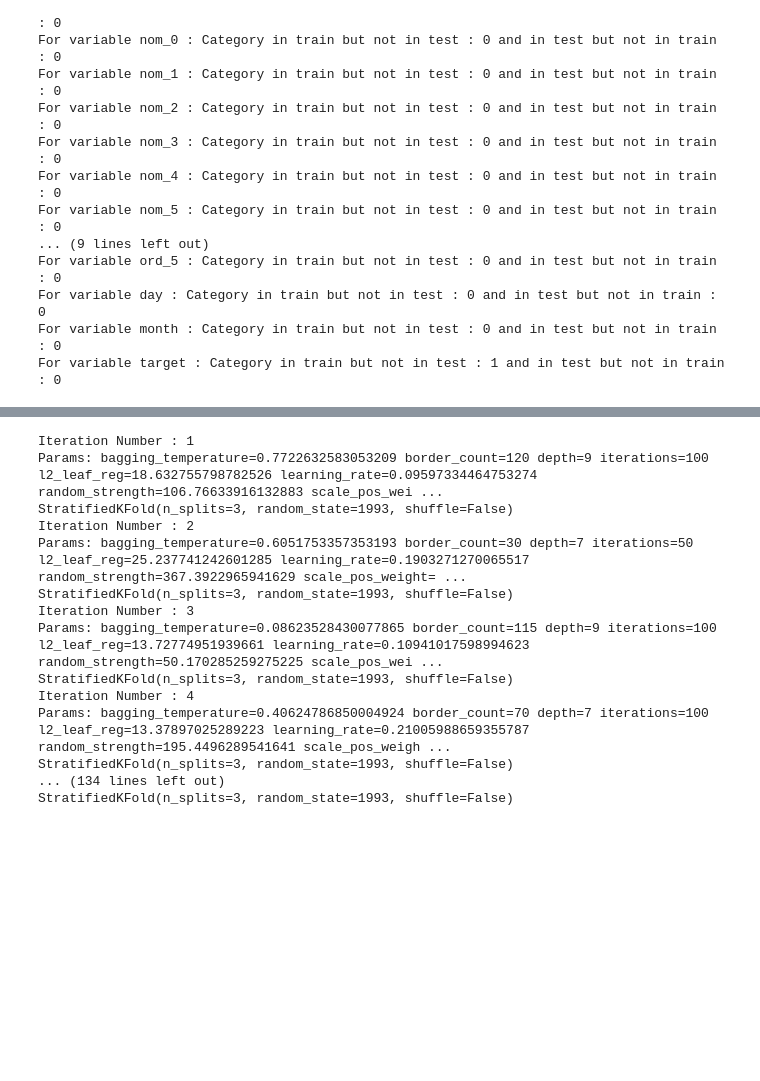
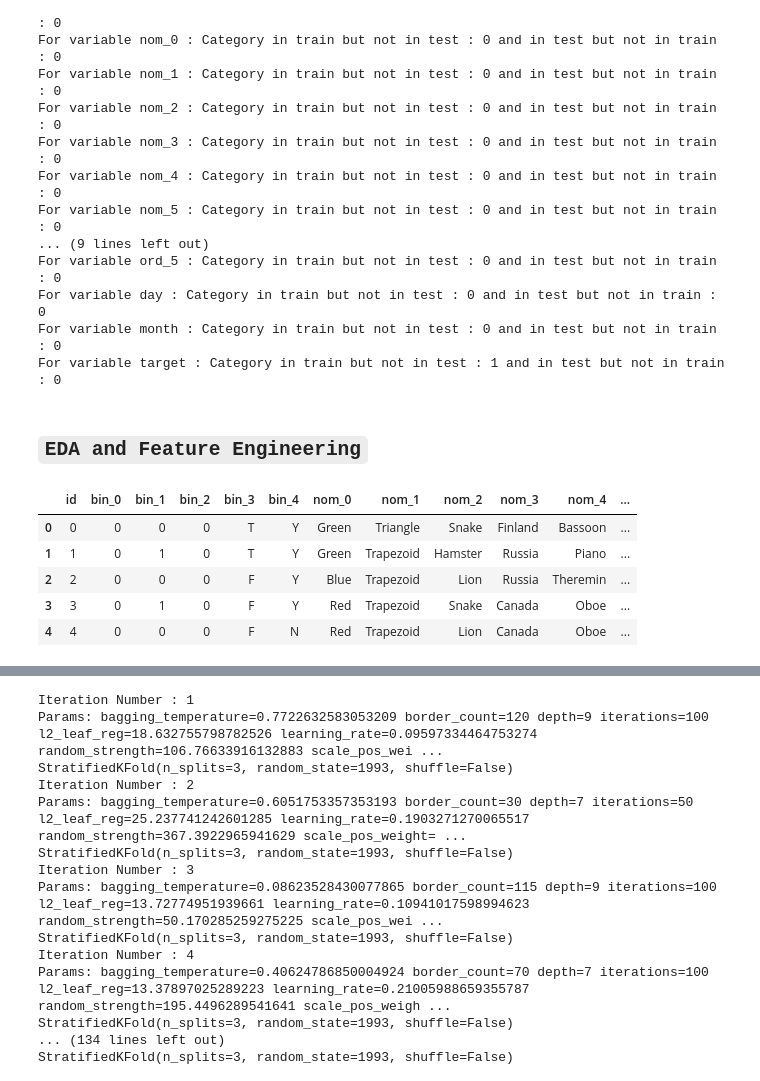
Before and after one commit to adarsh-meher/CatGorical_Analysis_Kaggle, a Jupyter notebook: CatGorical_Data_Analysis.ipynb, the cells around one changed output, grey strips where cells are left out. Drawn from its saved outputs; the diff is of its cells as text; code cells hidden in the pictures; blank space fills up the shorter version.

```diff
--- a/CatGorical_Data_Analysis.ipynb
+++ b/CatGorical_Data_Analysis.ipynb
@@ -86,3 +84,41 @@ import time
 import warnings
 from imblearn.over_sampling import RandomOverSampler
 warnings.filterwarnings('ignore')
+# %%
+def reduce_mem_usage(data,print_res = True):
+  num_types = ['int16', 'int32', 'int64', 'float16', 'float32', 'float64']
+  curr_mem_usage = data.memory_usage().sum()/1024**2
+  for c in data.columns.tolist():
+    col_type = data[c].dtypes
+    if col_type in num_types:
+      col_min = data[c].min()
+      col_max = data[c].max()
+
+      if 'int' in str(col_type):
+        if col_min>np.iinfo(np.int8).min and col_max<np.iinfo(np.int8).max:
+          data[c] = data[c].astype(np.int8)
+        elif col_min>np.iinfo(np.int16).min and col_max<np.iinfo(np.int16).max:
+          data[c] = data[c].astype(np.int16)
+        elif col_min>np.iinfo(np.int32).min and col_max<np.iinfo(np.int32).max:
+          data[c] = data[c].astype(np.int32)
+        elif col_min>np.iinfo(np.int64).min and col_max<np.iinfo(np.int64).max:
+          data[c] = data[c].astype(np.int64)
+        else:
+          pass
+
+      else:
+        if col_min>np.finfo(np.float16).min and col_max<np.finfo(np.float16).max:
+          data[c] = data[c].astype(np.int8)
+        elif col_min>np.finfo(np.float32).min and col_max<np.finfo(np.float32).max:
+          data[c] = data[c].astype(np.int16)
+        elif col_min>np.finfo(np.float64).min and col_max<np.finfo(np.float64).max:
+          data[c] = data[c].astype(np.int32)
+        else:
+          pass
+    else:
+      continue
+
+  reduce_usage = data.memory_usage().sum()/1024**2
+  if print_res: print('Mem. usage decreased to {:5.2f} Mb ({:.1f}% reduction)'.format(reduce_usage, 100 * (curr_mem_usage - reduce_usage) / curr_mem_usage))
+
+  return data
@@ -143,3 +190,14 @@ For variable target : Category in train but not in test : 1 and in test but not
 df1 = pd.DataFrame({ k:train[k].nunique() for k in train.columns if k not in ['id','target']},index = [0]).T.reset_index()
 high_card_feats = df1[df1[0]>12]['index'].values.tolist()
 low_card_feats = df1[df1[0]<=12]['index'].values.tolist()
+# %% [markdown]
+## **`EDA and Feature Engineering`**
+# %%
+train.head()
+# %% [output]
+|  | id | bin_0 | bin_1 | bin_2 | bin_3 | bin_4 | nom_0 | nom_1 | nom_2 | nom_3 | nom_4 | ... |
+| 0 | 0 | 0 | 0 | 0 | T | Y | Green | Triangle | Snake | Finland | Bassoon | ... |
+| 1 | 1 | 0 | 1 | 0 | T | Y | Green | Trapezoid | Hamster | Russia | Piano | ... |
+| 2 | 2 | 0 | 0 | 0 | F | Y | Blue | Trapezoid | Lion | Russia | Theremin | ... |
+| 3 | 3 | 0 | 1 | 0 | F | Y | Red | Trapezoid | Snake | Canada | Oboe | ... |
+| 4 | 4 | 0 | 0 | 0 | F | N | Red | Trapezoid | Lion | Canada | Oboe | ... |
```
Also changed, not shown: parts of 8 cells of this notebook.
